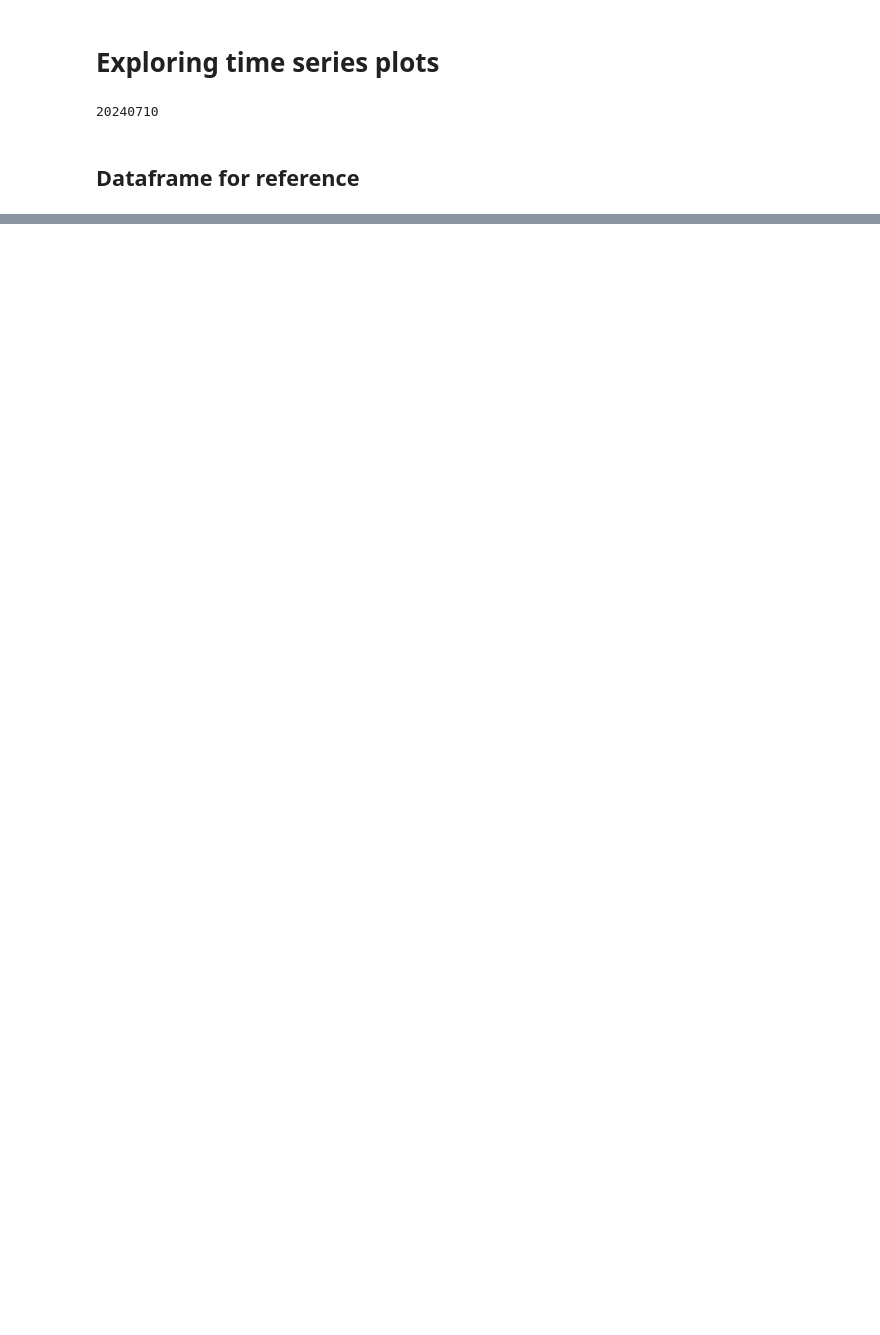
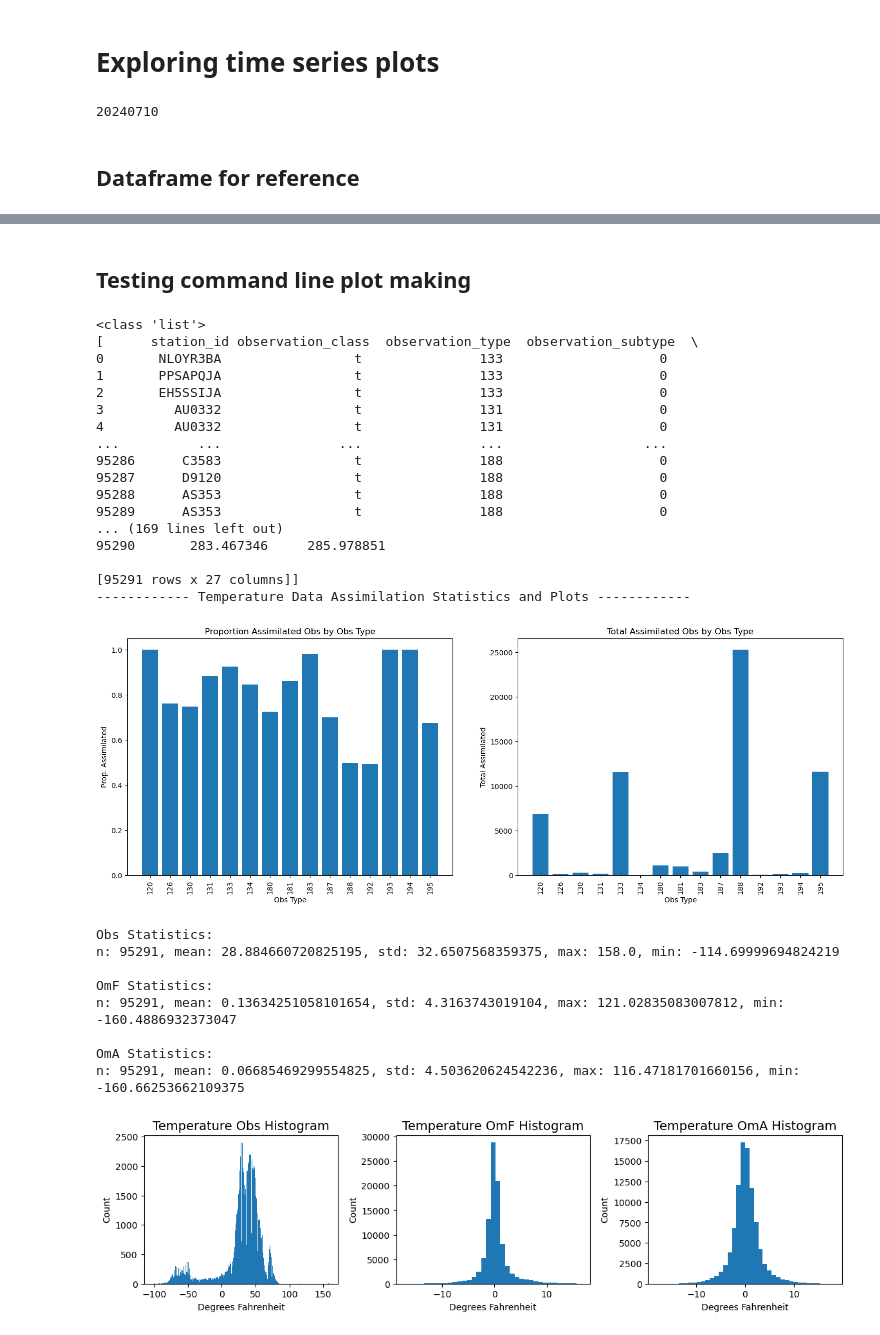
Before and after one commit to NOAA-GSL/pyDAmonitor, a Jupyter notebook: code/plot_interactive.ipynb, the cells around one changed output, grey strips where cells are left out. Drawn from its saved outputs; the diff is of its cells as text; code cells hidden in the pictures; blank space fills up the shorter version.

```diff
--- a/code/plot_interactive.ipynb
+++ b/code/plot_interactive.ipynb
@@ -240,0 +224,37 @@ time_series.plot_time_series(path, var, anl_ges='both', s_time=s_time, f_time=f_
+# %% [markdown]
+## Testing command line plot making
+# %%
+path = '/Users/aidenpape/Desktop/noaa/code/pyDAmonitor/example_data'
+model = 'rtma'
+date_time = '2024031812'
+var = 't'
+# %%
+da_base_plots(path, model, date_time, var)
+# %% [output]
+<class 'list'>
+[      station_id observation_class  observation_type  observation_subtype  \
+0       NLOYR3BA                 t               133                    0
+1       PPSAPQJA                 t               133                    0
+2       EH5SSIJA                 t               133                    0
+3         AU0332                 t               131                    0
+4         AU0332                 t               131                    0
+...          ...               ...               ...                  ...
+95286      C3583                 t               188                    0
+95287      D9120                 t               188                    0
+95288      AS353                 t               188                    0
+95289      AS353                 t               188                    0
+... (169 lines left out)
+95290       283.467346     285.978851
+
+[95291 rows x 27 columns]]
+------------ Temperature Data Assimilation Statistics and Plots ------------
+[figure, added]
+Obs Statistics:
+n: 95291, mean: 28.884660720825195, std: 32.6507568359375, max: 158.0, min: -114.69999694824219
+
+OmF Statistics:
+n: 95291, mean: 0.13634251058101654, std: 4.3163743019104, max: 121.02835083007812, min: -160.4886932373047
+
+OmA Statistics:
+n: 95291, mean: 0.06685469299554825, std: 4.503620624542236, max: 116.47181701660156, min: -160.66253662109375
+[figure, added]
```
Also changed, not shown: parts of 14 cells of this notebook, 13 other files.
